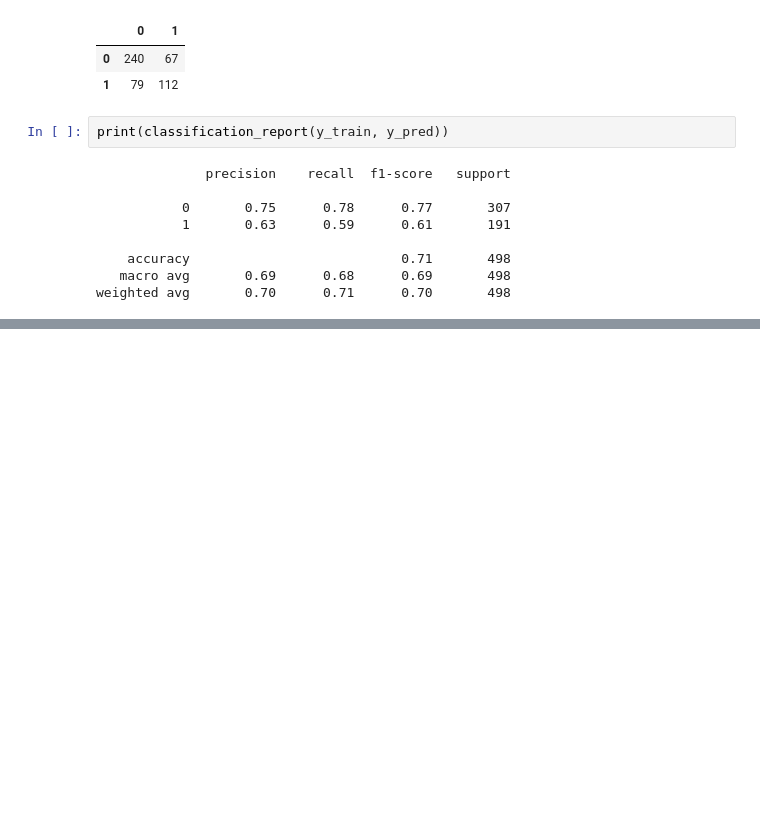
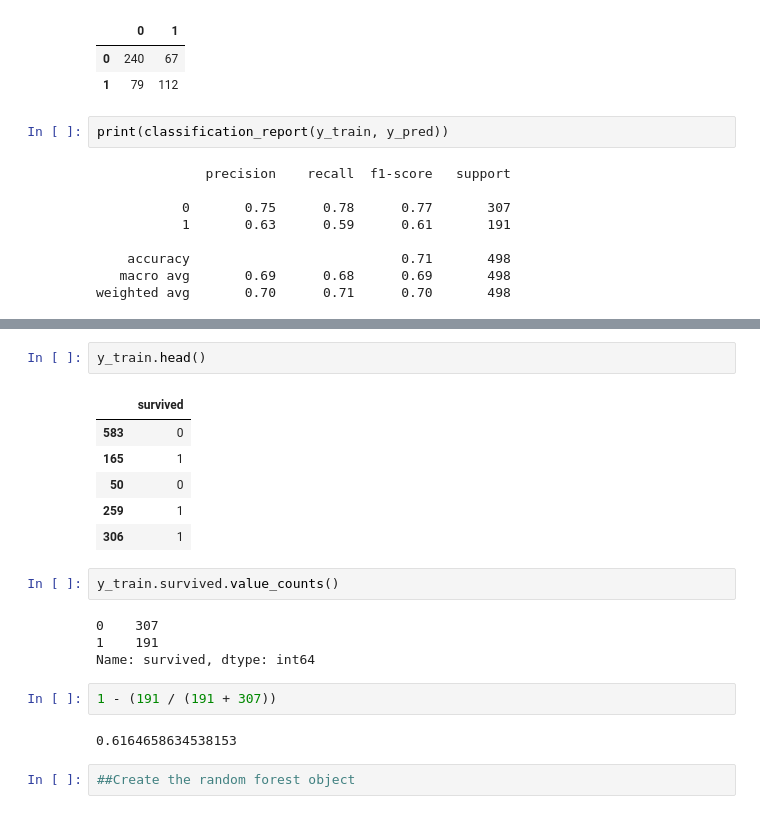
Before and after one commit to matt-c-knight/classification-exercises, a Jupyter notebook: model.ipynb, the cells around one changed output, grey strips where cells are left out. Cells and saved outputs as stored; diff of their text form; blank space fills up the shorter version.

```diff
--- a/model.ipynb
+++ b/model.ipynb
@@ -938,0 +969,21 @@ weighted avg       0.70      0.71      0.70       498
+# %%
+y_train.head()
+# %% [output]
+|  | survived |
+| 583 | 0 |
+| 165 | 1 |
+| 50 | 0 |
+| 259 | 1 |
+| 306 | 1 |
+# %%
+y_train.survived.value_counts()
+# %% [output]
+0    307
+1    191
+Name: survived, dtype: int64
+# %%
+1 - (191 / (191 + 307))
+# %% [output]
+0.6164658634538153
+# %%
+##Create the random forest object
```
Also changed, not shown: parts of 23 cells of this notebook.
